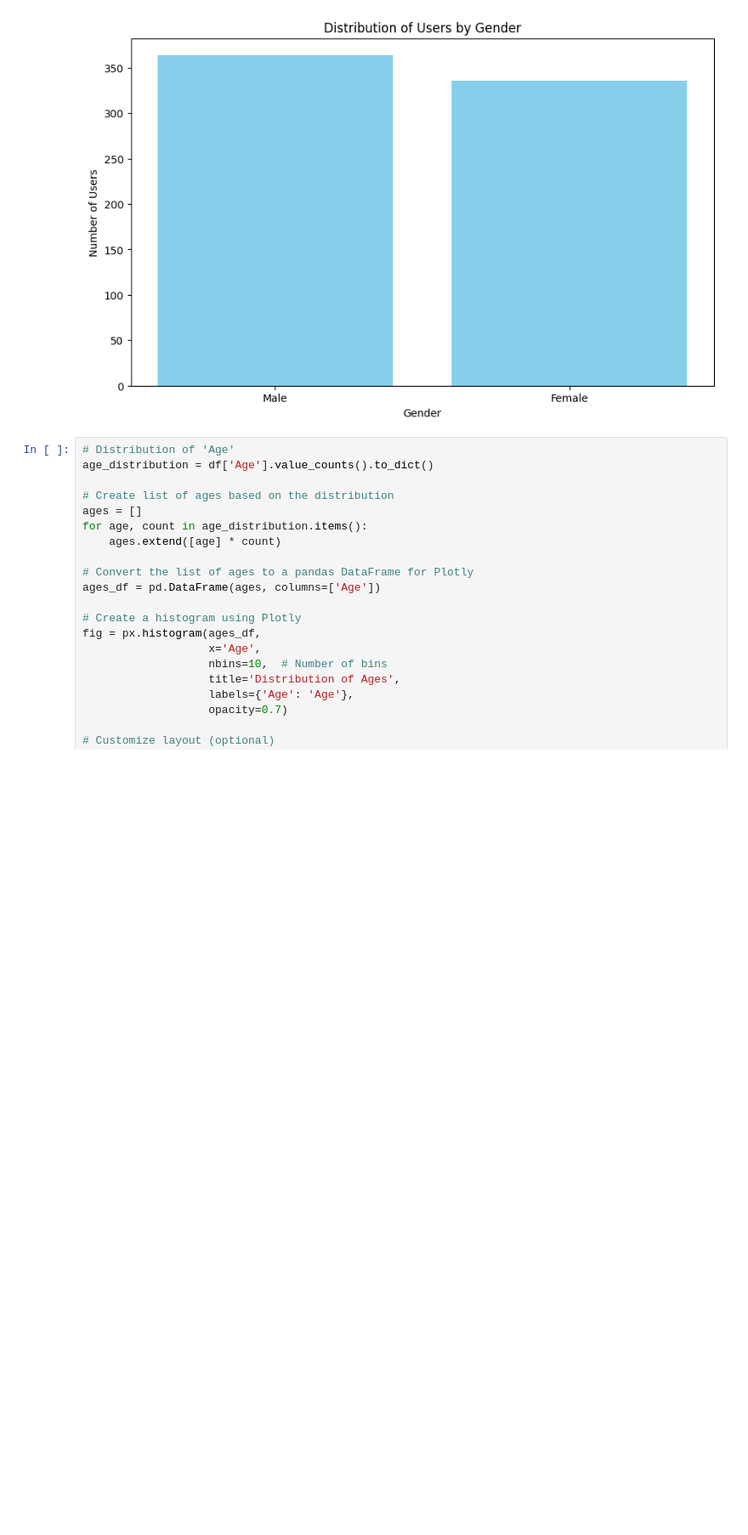
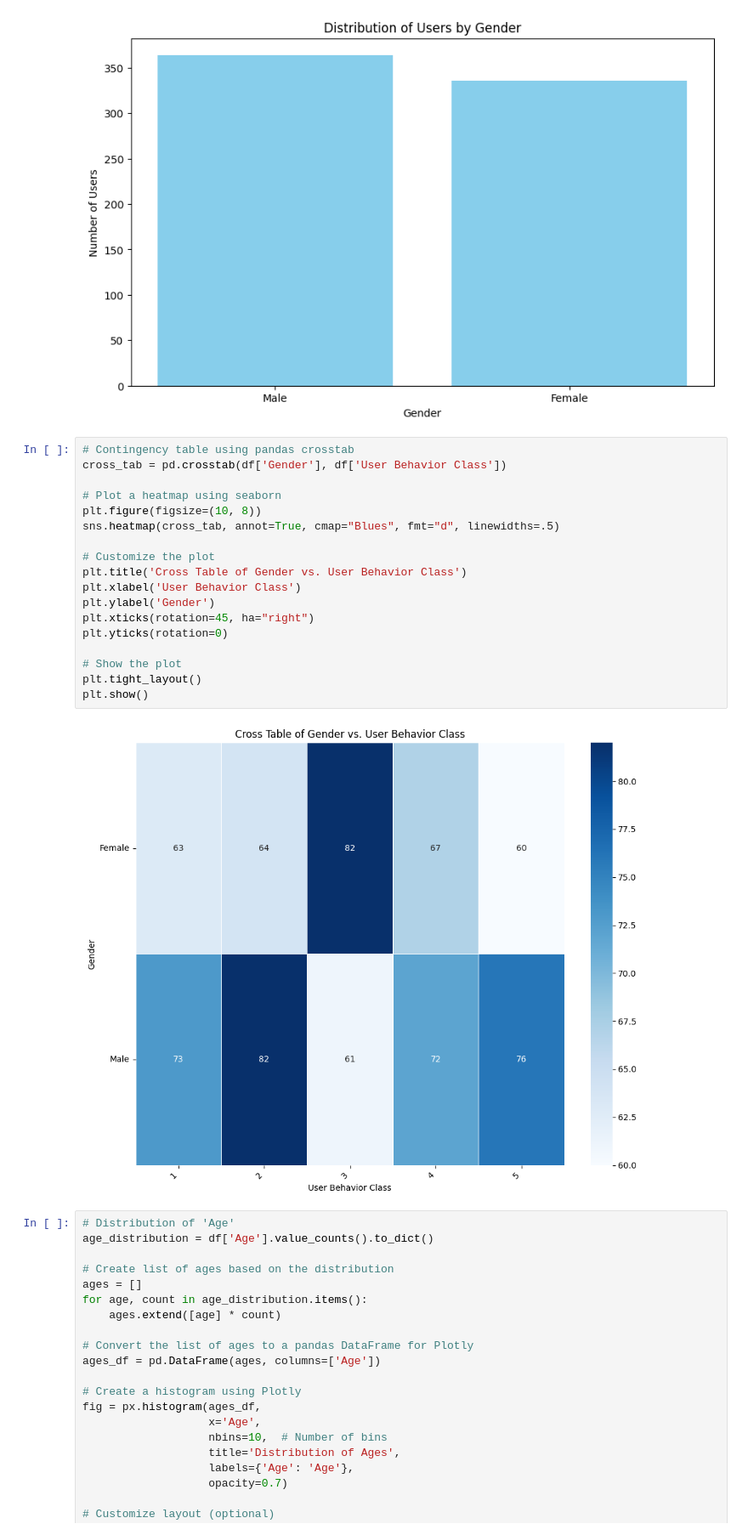
Before and after one commit to annieco29/mobile_user_activity, a Jupyter notebook: notebooks/exploratory_data_analysis.ipynb, the cells around one changed output. Shown at 85% size. Drawn from its saved outputs; the diff is of its cells as text; blank space fills up the shorter version.

```diff
--- a/notebooks/exploratory_data_analysis.ipynb
+++ b/notebooks/exploratory_data_analysis.ipynb
@@ -394,6 +439,26 @@ plt.title('Distribution of Users by Gender')
 plt.show()
 # %% [output]
 [figure]
+# %%
+# Contingency table using pandas crosstab
+cross_tab = pd.crosstab(df['Gender'], df['User Behavior Class'])
+
+# Plot a heatmap using seaborn
+plt.figure(figsize=(10, 8))
+sns.heatmap(cross_tab, annot=True, cmap="Blues", fmt="d", linewidths=.5)
+
+# Customize the plot
+plt.title('Cross Table of Gender vs. User Behavior Class')
+plt.xlabel('User Behavior Class')
+plt.ylabel('Gender')
+plt.xticks(rotation=45, ha="right")
+plt.yticks(rotation=0)
+
+# Show the plot
+plt.tight_layout()
+plt.show()
+# %% [output]
+[figure, added]
 # %%
 # Distribution of 'Age'
 age_distribution = df['Age'].value_counts().to_dict()
```
Also changed, not shown: parts of 15 cells of this notebook.
